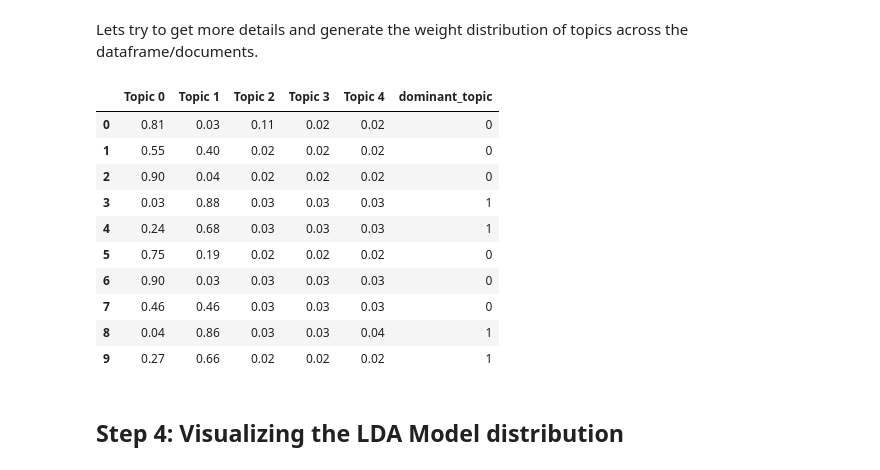
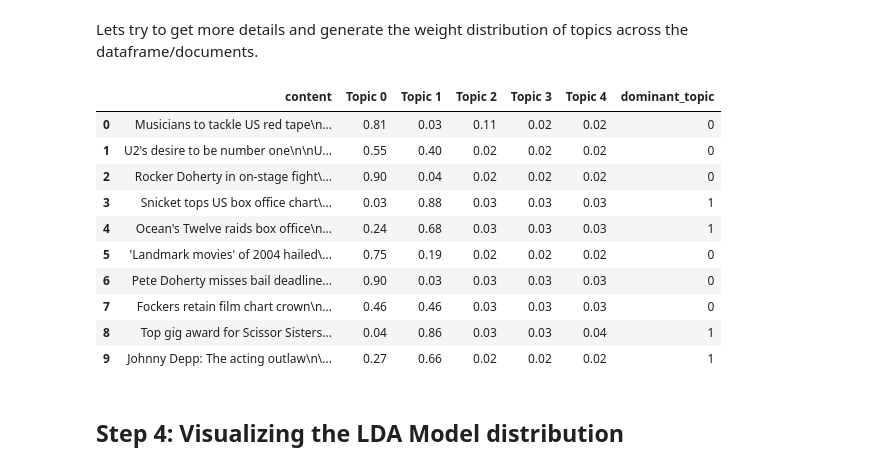
Before and after one commit to rishuatgithub/MLPy, a Jupyter notebook: Topic_Modelling_LDA_using_ScikitLearn+Spacy.ipynb, the cells around one changed output. Drawn from its saved outputs; the diff is of its cells as text; code cells hidden in the pictures.

```diff
--- a/Topic_Modelling_LDA_using_ScikitLearn+Spacy.ipynb
+++ b/Topic_Modelling_LDA_using_ScikitLearn+Spacy.ipynb
@@ -251,25 +252,32 @@ Lets try to get more details and generate the weight distribution of topics acro
 # %%
 topics = [ "Topic "+str(t) for t in range(lda_model.n_components)]
 indexes = [ i for i in range(len(df))]
 
 topic_dist_df = pd.DataFrame(data=np.round(result_df,decimals=2), columns=topics, index=indexes)
 
 dominant_topic = np.argmax(final_result_df.values, axis=1)
 topic_dist_df['dominant_topic'] = dominant_topic
 
-topic_dist_df.head(10)
+df['Topic 0'] = topic_dist_df['Topic 0']
+df['Topic 1'] = topic_dist_df['Topic 1']
+df['Topic 2'] = topic_dist_df['Topic 2']
+df['Topic 3'] = topic_dist_df['Topic 3']
+df['Topic 4'] = topic_dist_df['Topic 4']
+df['dominant_topic'] = topic_dist_df['dominant_topic']
+
+df[['content','Topic 0','Topic 1','Topic 2','Topic 3','Topic 4','dominant_topic']].head(10)
 # %% [output]
-|  | Topic 0 | Topic 1 | Topic 2 | Topic 3 | Topic 4 | dominant_topic |
-| 0 | 0.81 | 0.03 | 0.11 | 0.02 | 0.02 | 0 |
-| 1 | 0.55 | 0.40 | 0.02 | 0.02 | 0.02 | 0 |
-| 2 | 0.90 | 0.04 | 0.02 | 0.02 | 0.02 | 0 |
-| 3 | 0.03 | 0.88 | 0.03 | 0.03 | 0.03 | 1 |
-| 4 | 0.24 | 0.68 | 0.03 | 0.03 | 0.03 | 1 |
-| 5 | 0.75 | 0.19 | 0.02 | 0.02 | 0.02 | 0 |
-| 6 | 0.90 | 0.03 | 0.03 | 0.03 | 0.03 | 0 |
-| 7 | 0.46 | 0.46 | 0.03 | 0.03 | 0.03 | 0 |
-| 8 | 0.04 | 0.86 | 0.03 | 0.03 | 0.04 | 1 |
-| 9 | 0.27 | 0.66 | 0.02 | 0.02 | 0.02 | 1 |
+|  | content | Topic 0 | Topic 1 | Topic 2 | Topic 3 | Topic 4 | dominant_topic |
+| 0 | Musicians to tackle US red tape\n... | 0.81 | 0.03 | 0.11 | 0.02 | 0.02 | 0 |
+| 1 | U2's desire to be number one\n\nU... | 0.55 | 0.40 | 0.02 | 0.02 | 0.02 | 0 |
+| 2 | Rocker Doherty in on-stage fight\... | 0.90 | 0.04 | 0.02 | 0.02 | 0.02 | 0 |
+| 3 | Snicket tops US box office chart\... | 0.03 | 0.88 | 0.03 | 0.03 | 0.03 | 1 |
+| 4 | Ocean's Twelve raids box office\n... | 0.24 | 0.68 | 0.03 | 0.03 | 0.03 | 1 |
+| 5 | 'Landmark movies' of 2004 hailed\... | 0.75 | 0.19 | 0.02 | 0.02 | 0.02 | 0 |
+| 6 | Pete Doherty misses bail deadline... | 0.90 | 0.03 | 0.03 | 0.03 | 0.03 | 0 |
+| 7 | Fockers retain film chart crown\n... | 0.46 | 0.46 | 0.03 | 0.03 | 0.03 | 0 |
+| 8 | Top gig award for Scissor Sisters... | 0.04 | 0.86 | 0.03 | 0.03 | 0.04 | 1 |
+| 9 | Johnny Depp: The acting outlaw\n\... | 0.27 | 0.66 | 0.02 | 0.02 | 0.02 | 1 |
 # %% [markdown]
 ## Step 4: Visualizing the LDA Model distribution
 # %% [markdown]
```
Also changed, not shown: parts of 1 cell of this notebook.
